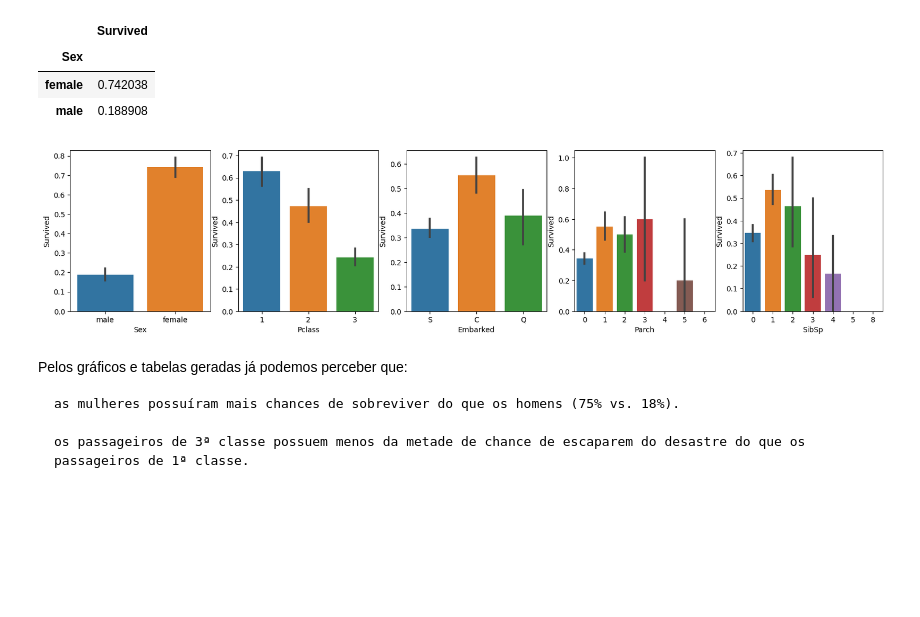
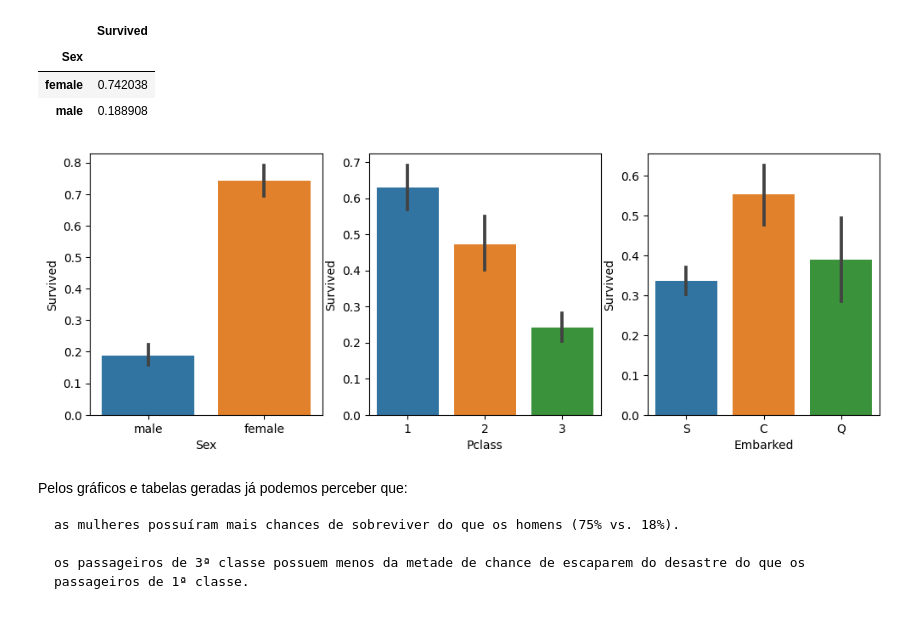
Before and after one commit to liliansom/ProjetoAnalise, a Jupyter notebook: MachineLearning.ipynb, the cells around one changed output. Drawn from its saved outputs; the diff is of its cells as text; code cells hidden in the pictures; blank space fills up the shorter version.

```diff
--- a/MachineLearning.ipynb
+++ b/MachineLearning.ipynb
@@ -203,15 +204,13 @@ train[['Sex', 'Survived']].groupby(['Sex']).mean()
 | male | 0.188908 |
 # %%
 # Plotar gráficos para Survived vs. Sex, Pclass e Embarked
-fig, (axis1, axis2, axis3, axis4,axis5) = plt.subplots(1,5, figsize=(20,4))
+fig, (axis1, axis2, axis3) = plt.subplots(1,3, figsize=(12,4))
 
 sns.barplot(x='Sex', y='Survived', data=train, ax=axis1)
 sns.barplot(x='Pclass', y='Survived', data=train, ax=axis2)
-sns.barplot(x='Embarked', y='Survived', data=train, ax=axis3)
-sns.barplot(x='Parch', y='Survived', data=train, ax=axis4)
-sns.barplot(x='SibSp', y='Survived', data=train, ax=axis5);
+sns.barplot(x='Embarked', y='Survived', data=train, ax=axis3);
 # %% [output]
-[figure, old version]
+[figure, new version]
 # %% [markdown]
 Pelos gráficos e tabelas geradas já podemos perceber que:
 
```
Also changed, not shown: parts of 5 cells of this notebook.
